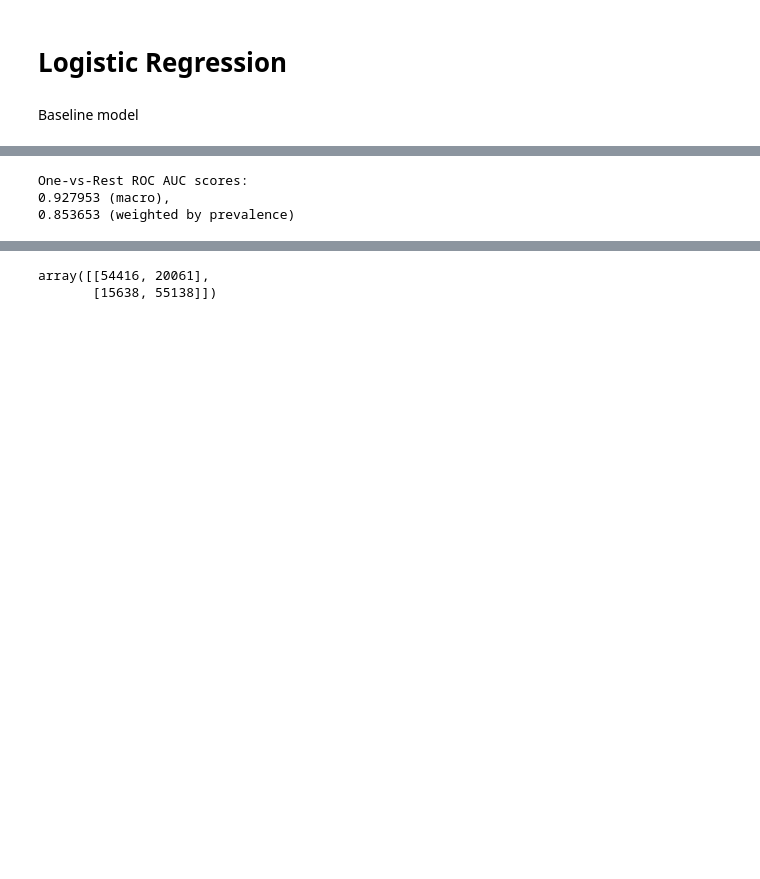
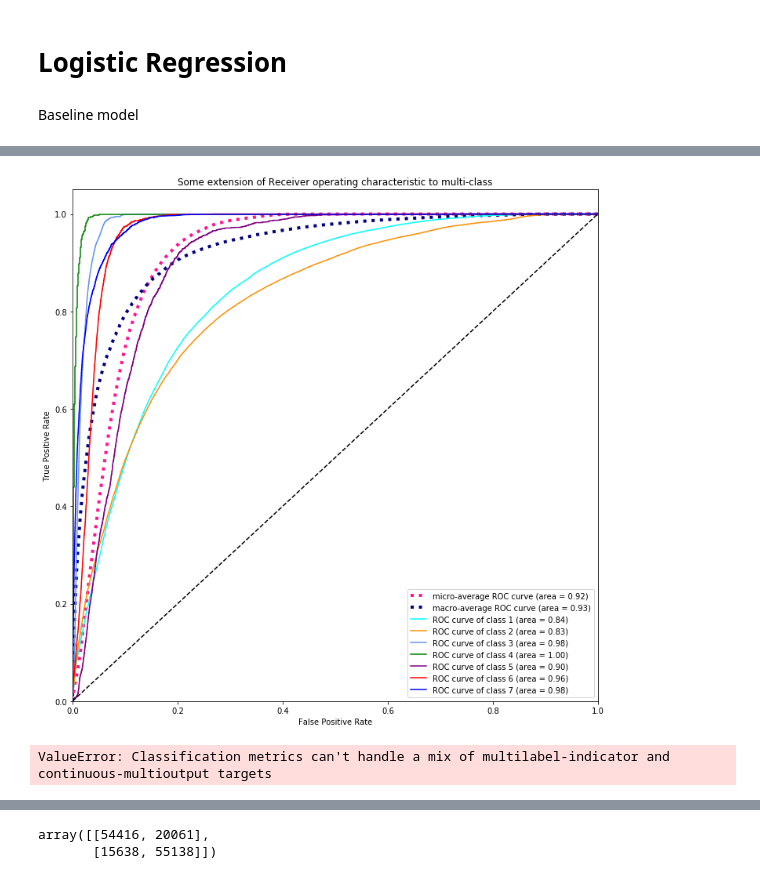
Before and after one commit to Greg-S-12/Tree-Cover-Classification-Project, a Jupyter notebook: ForestTrees-greg.ipynb, the cells around one changed output, grey strips where cells are left out. Cells and saved outputs as stored; diff of their text form; code cells hidden in the pictures; blank space fills up the shorter version.

Commit message:
Multiclass models, svm, DT, LR

```diff
--- a/ForestTrees-greg.ipynb
+++ b/ForestTrees-greg.ipynb
@@ -91,3 +98,4 @@ Baseline model
 # %%
 y = df['Cover_Type']
 X = df.loc[:, df.columns != 'Cover_Type']
+list_of_classes = [1, 2, 3, 4, 5, 6, 7]
@@ -98,31 +121,0 @@ X = df.loc[:, df.columns != 'Cover_Type']
-# %%
-# Binarize the output
-y = label_binarize(y, classes=[1, 2, 3, 4, 5, 6, 7])
-n_classes = y.shape[1]
-
-
-# shuffle and split training and test sets
-X_train, X_test, y_train, y_test = train_test_split(X, y, test_size=.25,
-                                                    random_state=42)
-
-
-ss = MinMaxScaler()
-X_train = ss.fit_transform(X_train)
-X_test = ss.transform(X_test)
-
-# Learn to predict each class against the other
-classifier = OneVsRestClassifier(LogisticRegression(fit_intercept=False,
-                                 C=1e12,class_weight='balanced', solver='liblinear'))
-y_score = classifier.fit(X_train, y_train).decision_function(X_test)
-
-# Compute ROC curve and ROC area for each class
-fpr = dict()
-tpr = dict()
-roc_auc = dict()
-for i in range(n_classes):
-    fpr[i], tpr[i], _ = roc_curve(y_test[:, i], y_score[:, i])
-    roc_auc[i] = auc(fpr[i], tpr[i])
-
-# Compute micro-average ROC curve and ROC area
-fpr["micro"], tpr["micro"], _ = roc_curve(y_test.ravel(), y_score.ravel())
-roc_auc["micro"] = auc(fpr["micro"], tpr["micro"])
@@ -174,21 +122,8 @@ plt.show()
-# %%
-y_prob = classifier.predict_proba(X_test)
-
-# macro_roc_auc_ovo = roc_auc_score(y_test, y_prob, multi_class="ovo",
-#                                   average="macro")
-# weighted_roc_auc_ovo = roc_auc_score(y_test, y_prob, multi_class="ovo",
-#                                      average="weighted")
-macro_roc_auc_ovr = roc_auc_score(y_test, y_prob,
-                                  average="macro")
-weighted_roc_auc_ovr = roc_auc_score(y_test, y_prob,
-                                     average="weighted")
-# print("One-vs-One ROC AUC scores:\n{:.6f} (macro),\n{:.6f} "
-#       "(weighted by prevalence)"
-#       .format(macro_roc_auc_ovo, weighted_roc_auc_ovo))
-print("One-vs-Rest ROC AUC scores:\n{:.6f} (macro),\n{:.6f} "
-      "(weighted by prevalence)"
-      .format(macro_roc_auc_ovr, weighted_roc_auc_ovr))
-# %% [output]
-One-vs-Rest ROC AUC scores:
-0.927953 (macro),
-0.853653 (weighted by prevalence)
+# %%
+model = LogisticRegression(fit_intercept=False,
+                                 C=1e12,class_weight='balanced', solver='liblinear')
+
+fc.multiclass_classifier(X,y,model,list_of_classes)
+# %% [output]
+[figure, added]
+ValueError: Classification metrics can't handle a mix of multilabel-indicator and continuous-multioutput targets
```
Also changed, not shown: parts of 7 cells of this notebook, 2 other files.
